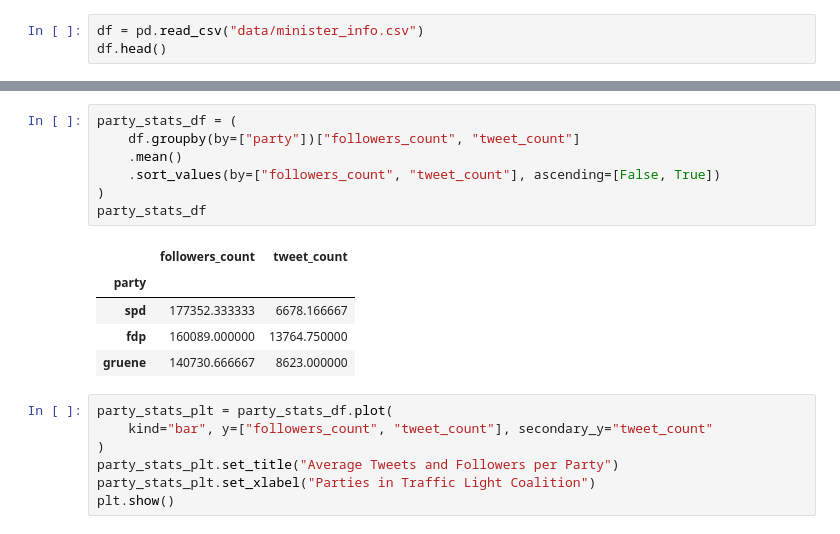
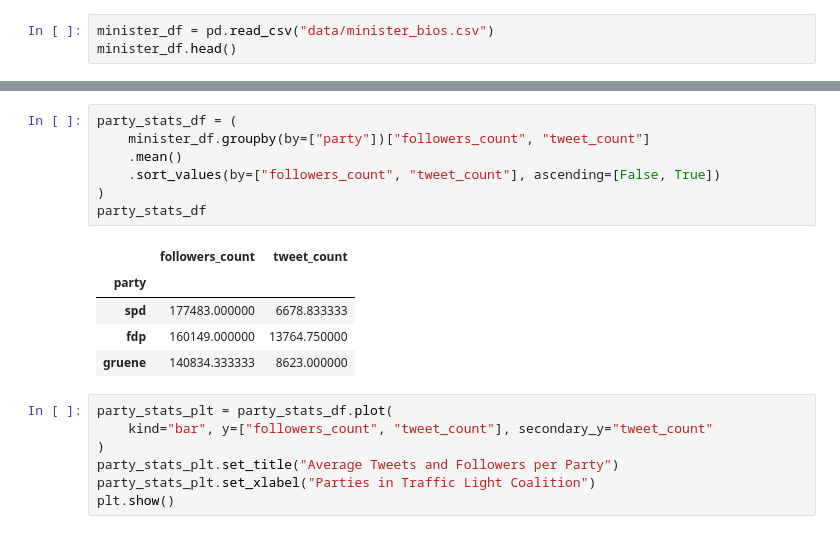
Before and after one commit to berreiter-stefan/twitter-analysis, a Jupyter notebook: pipeline.ipynb, the cells around one changed output, grey strips where cells are left out. Cells and saved outputs as stored; diff of their text form.

```diff
--- a/pipeline.ipynb
+++ b/pipeline.ipynb
@@ -88,4 +28,4 @@ save_info_container(container=minister_bio, path="data/minister_info.csv")
 # %%
-df = pd.read_csv("data/minister_info.csv")
-df.head()
+minister_df = pd.read_csv("data/minister_bios.csv")
+minister_df.head()
 # %% [output]
@@ -112,17 +52,17 @@ plt.show()
 [figure]
 # %%
 party_stats_df = (
-    df.groupby(by=["party"])["followers_count", "tweet_count"]
+    minister_df.groupby(by=["party"])["followers_count", "tweet_count"]
     .mean()
     .sort_values(by=["followers_count", "tweet_count"], ascending=[False, True])
 )
 party_stats_df
 # %% [output]
 |  | followers_count | tweet_count |
 | party |  |  |
-| spd | 177352.333333 | 6678.166667 |
-| fdp | 160089.000000 | 13764.750000 |
-| gruene | 140730.666667 | 8623.000000 |
+| spd | 177483.000000 | 6678.833333 |
+| fdp | 160149.000000 | 13764.750000 |
+| gruene | 140834.333333 | 8623.000000 |
 # %%
 party_stats_plt = party_stats_df.plot(
     kind="bar", y=["followers_count", "tweet_count"], secondary_y="tweet_count"
```
Also changed, not shown: parts of 9 cells of this notebook, 6 other files.
